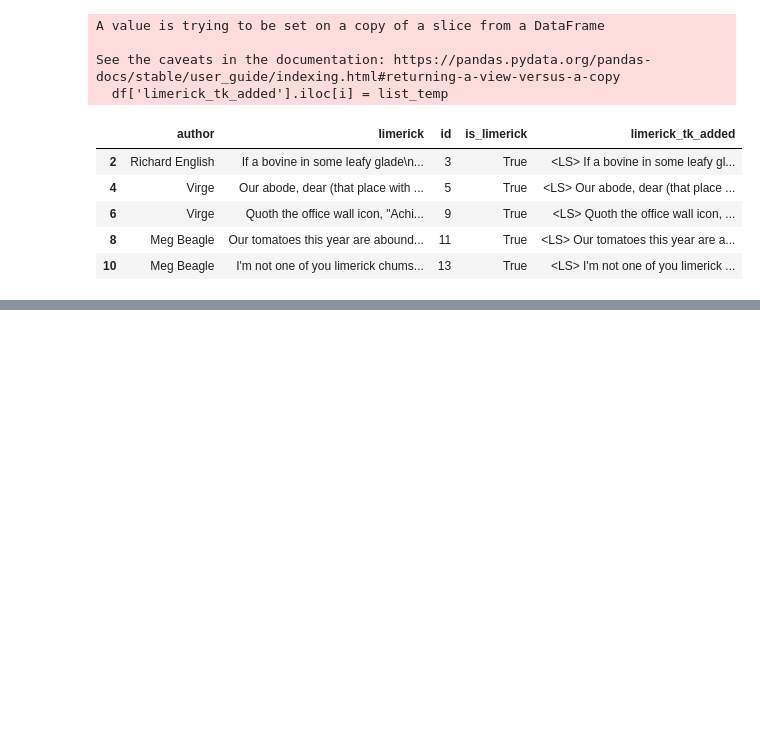
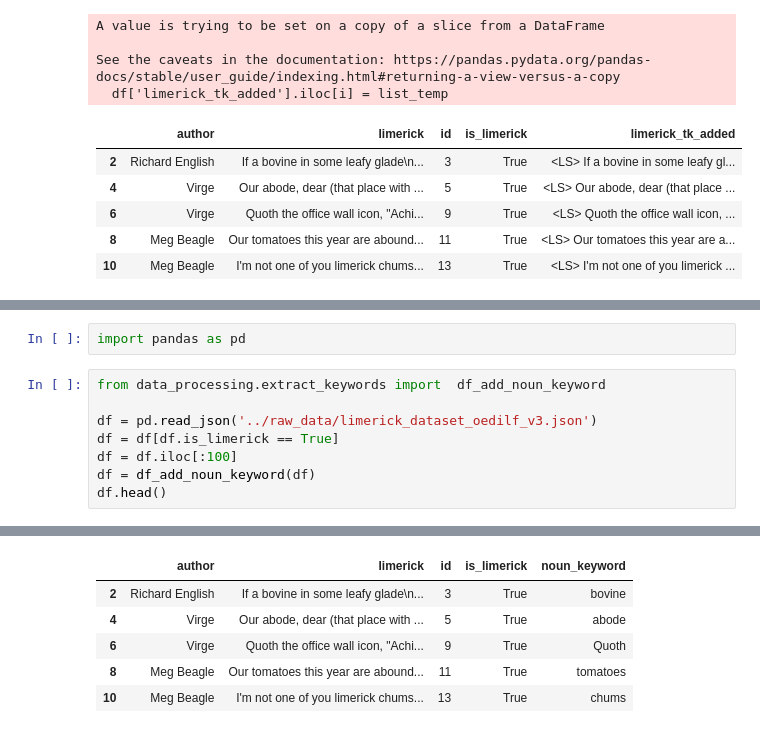
Before and after one commit to rcfeord/smartbard, a Jupyter notebook: notebooks/r_poem_exploration.ipynb, the cells around one changed output, grey strips where cells are left out. Cells and saved outputs as stored; diff of their text form; blank space fills up the shorter version.

Commit message:
added function for extracting noun keyword

```diff
--- a/notebooks/r_poem_exploration.ipynb
+++ b/notebooks/r_poem_exploration.ipynb
@@ -149,0 +180,11 @@ See the caveats in the documentation: https://pandas.pydata.org/pandas-docs/stab
+# %%
+import pandas as pd
+# %%
+from data_processing.extract_keywords import  df_add_noun_keyword
+
+df = pd.read_json('../raw_data/limerick_dataset_oedilf_v3.json')
+df = df[df.is_limerick == True]
+df = df.iloc[:100]
+df = df_add_noun_keyword(df)
+df.head()
+# %% [output]
@@ -149,0 +197,6 @@ See the caveats in the documentation: https://pandas.pydata.org/pandas-docs/stab
+|  | author | limerick | id | is_limerick | noun_keyword |
+| 2 | Richard English | If a bovine in some leafy glade\n... | 3 | True | bovine |
+| 4 | Virge | Our abode, dear (that place with ... | 5 | True | abode |
+| 6 | Virge | Quoth the office wall icon, "Achi... | 9 | True | Quoth |
+| 8 | Meg Beagle | Our tomatoes this year are abound... | 11 | True | tomatoes |
+| 10 | Meg Beagle | I'm not one of you limerick chums... | 13 | True | chums |
```
Also changed, not shown: parts of 8 cells of this notebook, 2 other files.
